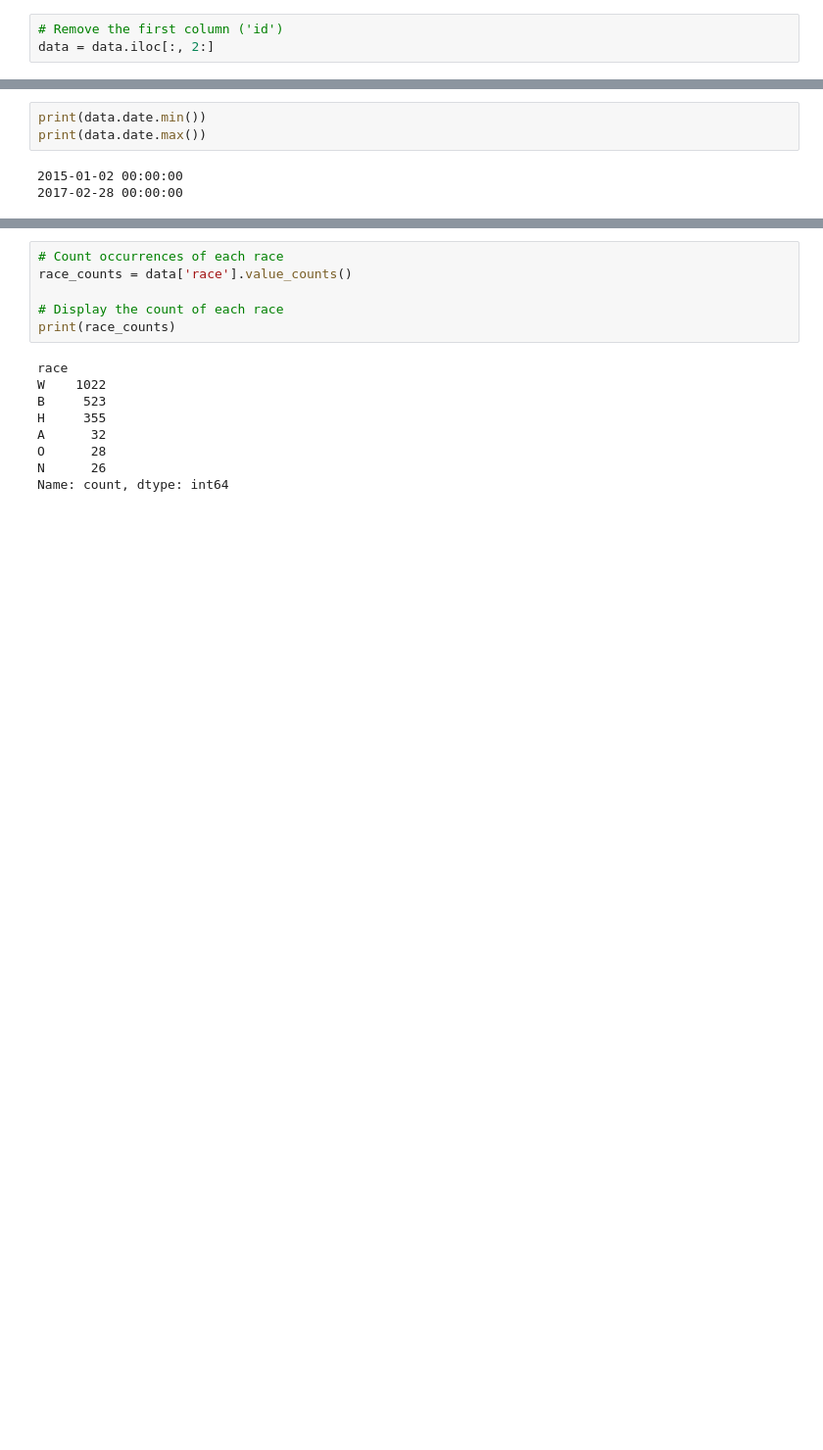
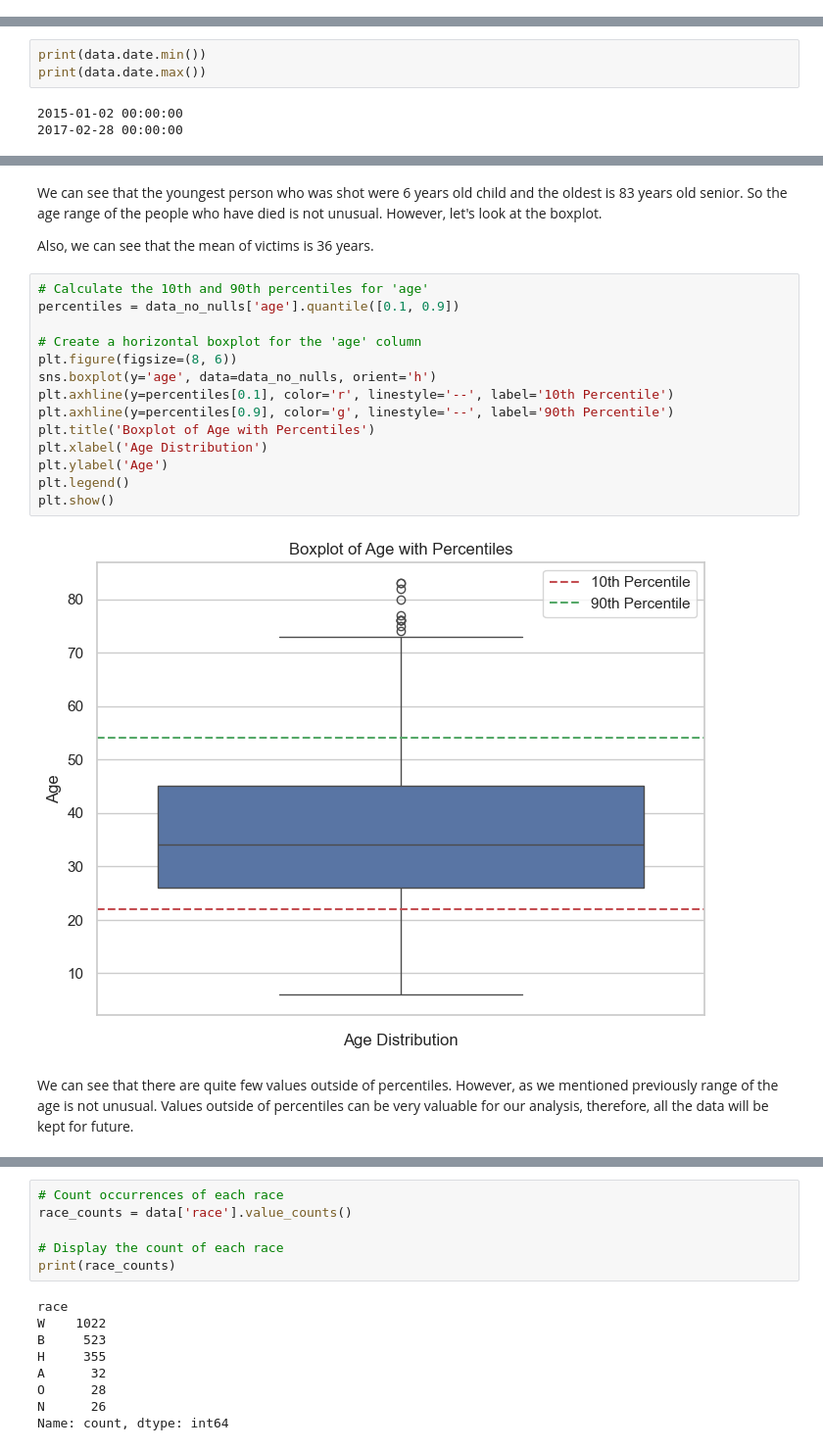
Before and after one commit to gyse3054/Turing-College, a Jupyter notebook: capstone.ipynb, the cells around one changed output, grey strips where cells are left out. Shown at 98% size. Saved outputs shown, nothing was run; the diff lists cells and outputs as text; blank space fills up the shorter version.

```diff
--- a/capstone.ipynb
+++ b/capstone.ipynb
@@ -26,3 +28,0 @@ See statistics about City and State
-# %%
-# Remove the first column ('id')
-data = data.iloc[:, 2:]
@@ -66,0 +205,22 @@ data = data.dropna(subset=['race', 'armed', 'age', 'flee'])
+# %% [markdown]
+We can see that the youngest person who was shot were 6 years old child and the oldest is 83 years old senior. So the age range of the people who have died is not unusual. However, let's look at the boxplot.
+
+Also, we can see that the mean of victims is 36 years.
+# %%
+# Calculate the 10th and 90th percentiles for 'age'
+percentiles = data_no_nulls['age'].quantile([0.1, 0.9])
+
+# Create a horizontal boxplot for the 'age' column
+plt.figure(figsize=(8, 6))
+sns.boxplot(y='age', data=data_no_nulls, orient='h')
+plt.axhline(y=percentiles[0.1], color='r', linestyle='--', label='10th Percentile')
+plt.axhline(y=percentiles[0.9], color='g', linestyle='--', label='90th Percentile')
+plt.title('Boxplot of Age with Percentiles')
+plt.xlabel('Age Distribution')
+plt.ylabel('Age')
+plt.legend()
+plt.show()
+# %% [output]
+[figure, added]
+# %% [markdown]
+We can see that there are quite few values outside of percentiles. However, as we mentioned previously range of the age is not unusual. Values outside of percentiles can be very valuable for our analysis, therefore, all the data will be kept for future.
```
Also changed, not shown: parts of 45 cells of this notebook, 1 other file.
